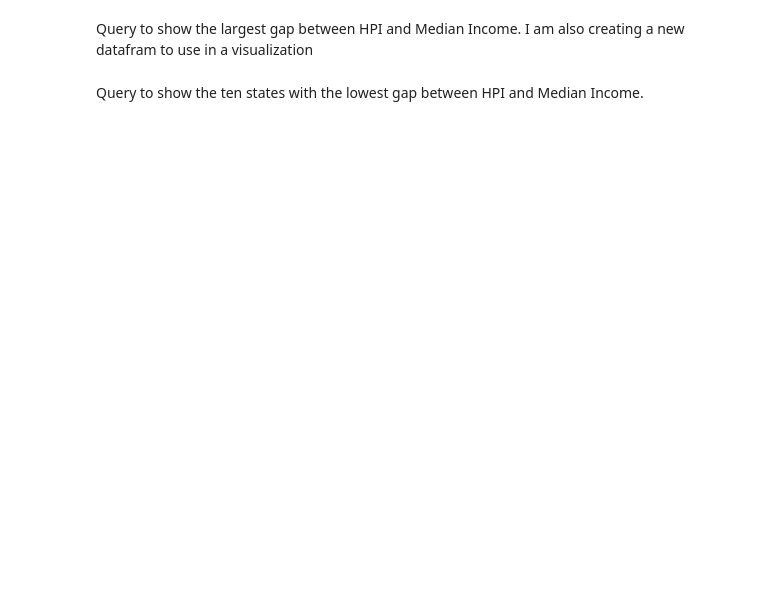
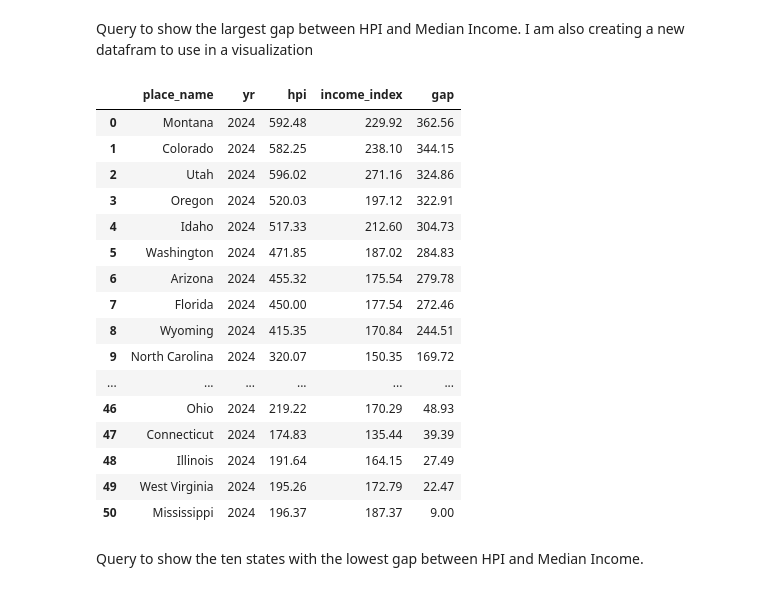
Before and after one commit to rhyman7/Home_Price_v_Median_Income_1991-2024, a Jupyter notebook: sql_and_visuals.ipynb, the cells around one changed output. Drawn from its saved outputs; the diff is of its cells as text; code cells hidden in the pictures; blank space fills up the shorter version.

```diff
--- a/sql_and_visuals.ipynb
+++ b/sql_and_visuals.ipynb
@@ -74,19 +75,39 @@ def query(query: str):
 # %%
 main_gap_df = query("""
 SELECT
     h.place_name,
     h.yr,
     h.index_nsa AS hpi,
     m.change AS income_index,
     (h.index_nsa - m.change) AS gap
 FROM hpi h
 JOIN medinc m
     ON h.place_name = m.place_name
     AND h.yr = m.yr
 WHERE h.yr = 2024
 ORDER BY gap DESC
 
 """)
+
+main_gap_df
+# %% [output]
+|  | place_name | yr | hpi | income_index | gap |
+| 0 | Montana | 2024 | 592.48 | 229.92 | 362.56 |
+| 1 | Colorado | 2024 | 582.25 | 238.10 | 344.15 |
+| 2 | Utah | 2024 | 596.02 | 271.16 | 324.86 |
+| 3 | Oregon | 2024 | 520.03 | 197.12 | 322.91 |
+| 4 | Idaho | 2024 | 517.33 | 212.60 | 304.73 |
+| 5 | Washington | 2024 | 471.85 | 187.02 | 284.83 |
+| 6 | Arizona | 2024 | 455.32 | 175.54 | 279.78 |
+| 7 | Florida | 2024 | 450.00 | 177.54 | 272.46 |
+| 8 | Wyoming | 2024 | 415.35 | 170.84 | 244.51 |
+| 9 | North Carolina | 2024 | 320.07 | 150.35 | 169.72 |
+| ... | ... | ... | ... | ... | ... |
+| 46 | Ohio | 2024 | 219.22 | 170.29 | 48.93 |
+| 47 | Connecticut | 2024 | 174.83 | 135.44 | 39.39 |
+| 48 | Illinois | 2024 | 191.64 | 164.15 | 27.49 |
+| 49 | West Virginia | 2024 | 195.26 | 172.79 | 22.47 |
+| 50 | Mississippi | 2024 | 196.37 | 187.37 | 9.00 |
 # %% [markdown]
 Query to show the ten states with the lowest gap between HPI and Median Income.
 # %%
```
Also changed, not shown: parts of 8 cells of this notebook, 4 other files.
